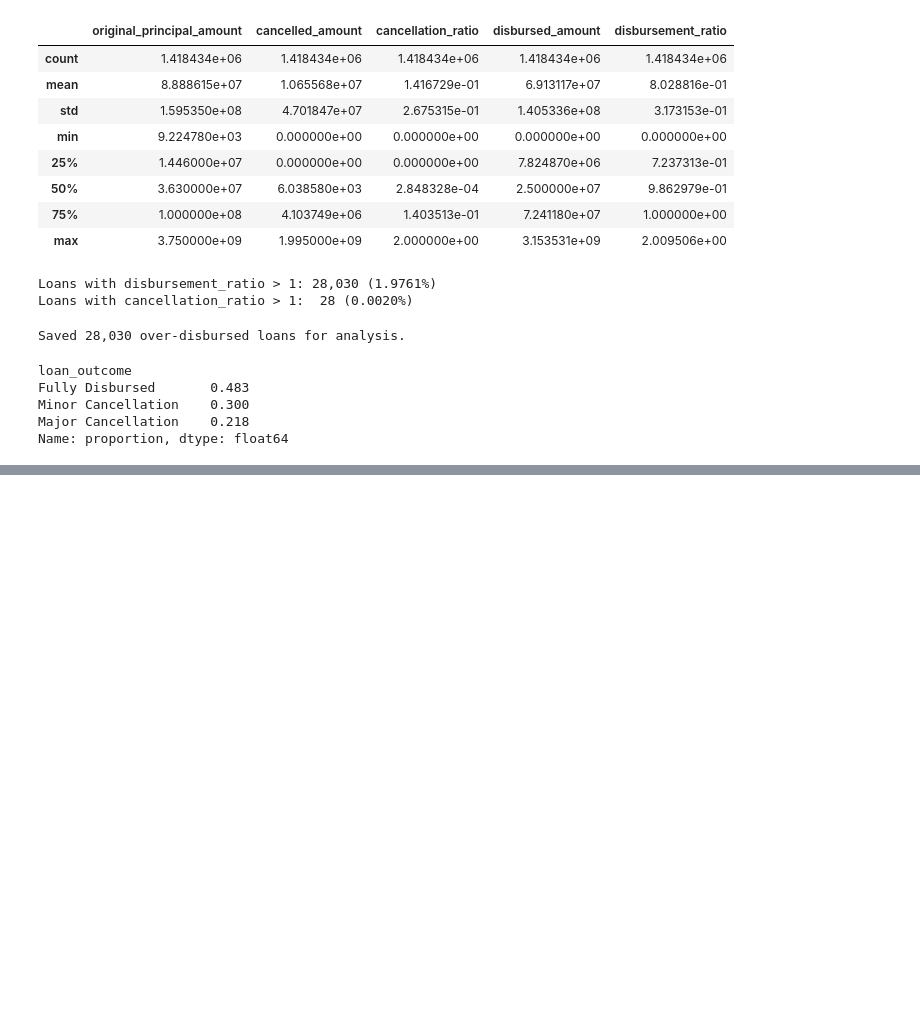
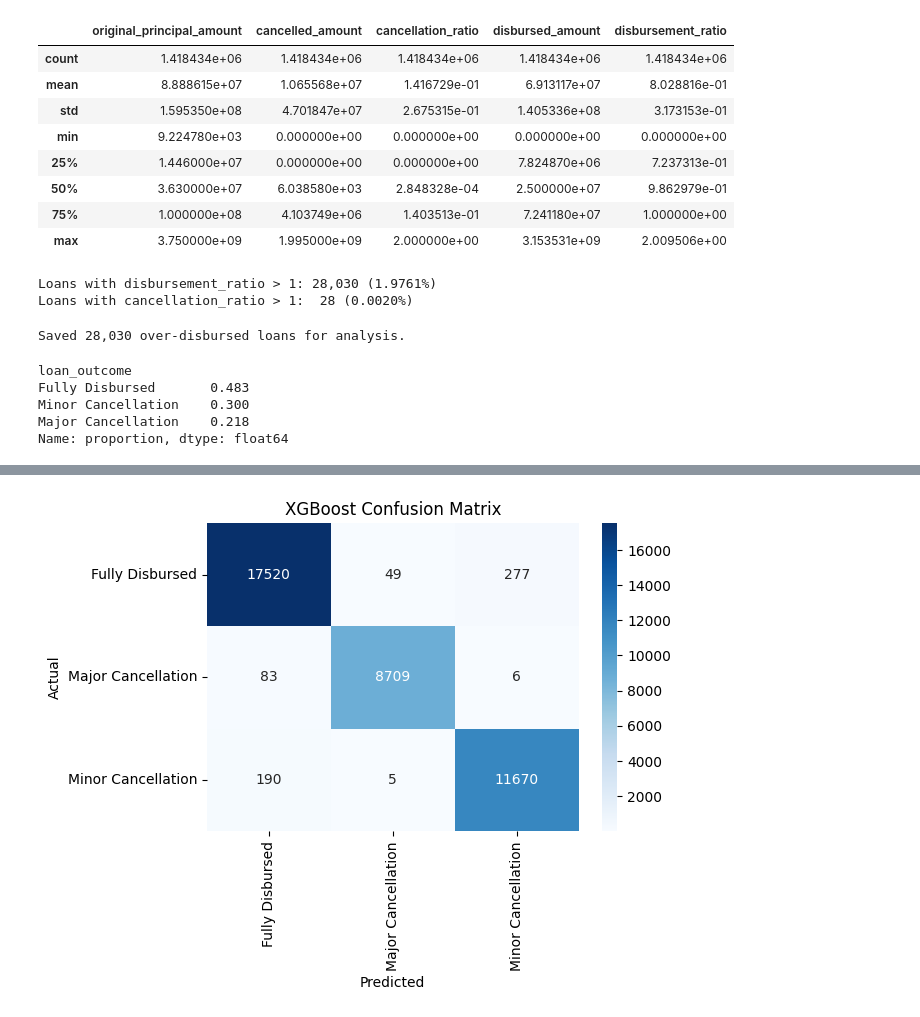
Before and after one commit to AlexLanier/World-Bank-AI-Analysis, a Jupyter notebook: Loans&Guarantees.ipynb, the cells around one changed output, grey strips where cells are left out. Saved outputs shown, nothing was run; the diff lists cells and outputs as text; code cells hidden in the pictures; blank space fills up the shorter version.

```diff
--- a/Loans&Guarantees.ipynb
+++ b/Loans&Guarantees.ipynb
@@ -687,0 +647,13 @@ country_code_NA                          0.0000
+# %%
+from xgboost import XGBClassifier
+
+xgb = XGBClassifier(
+    n_estimators=400,
+    max_depth=8,
+    learning_rate=0.05,
+    subsample=0.8,
+    colsample_bytree=0.8,
+    random_state=42,
+    scale_pos_weight=1
+)
+xgb.fit(X_train, y_train)
@@ -687,0 +675,11 @@ country_code_NA                          0.0000
+# %%
+y_pred = xgb.predict(X_test)
+y_pred_proba = xgb.predict_proba(X_test)
+
+from sklearn.metrics import classification_report, confusion_matrix, accuracy_score
+
+print("Accuracy:", accuracy_score(y_test, y_pred))
+print("\nClassification Report:\n")
+print(classification_report(y_test, y_pred, target_names=le.classes_))
+print("\nConfusion Matrix:\n")
+print(confusion_matrix(y_test, y_pred))
@@ -687,0 +707,14 @@ country_code_NA                          0.0000
+# %%
+import matplotlib.pyplot as plt
+import seaborn as sns
+
+cm = confusion_matrix(y_test, y_pred)
+plt.figure(figsize=(6,4))
+sns.heatmap(cm, annot=True, fmt='d', cmap='Blues',
+            xticklabels=le.classes_, yticklabels=le.classes_)
+plt.title("XGBoost Confusion Matrix")
+plt.xlabel("Predicted")
+plt.ylabel("Actual")
+plt.show()
+# %% [output]
+[figure, added]
```
Also changed, not shown: parts of 19 cells of this notebook.
